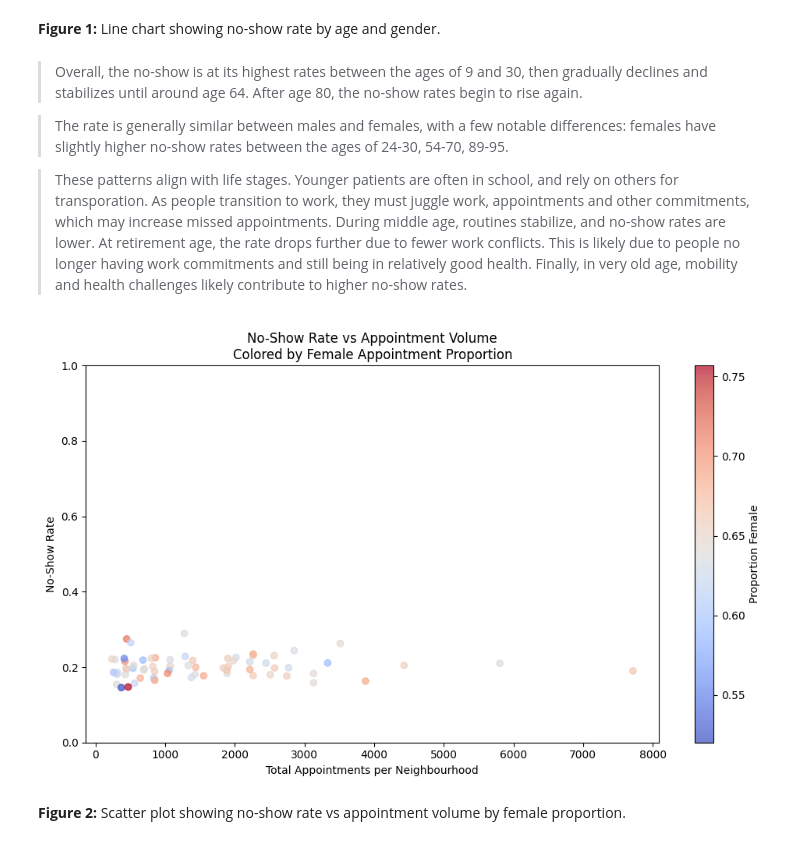
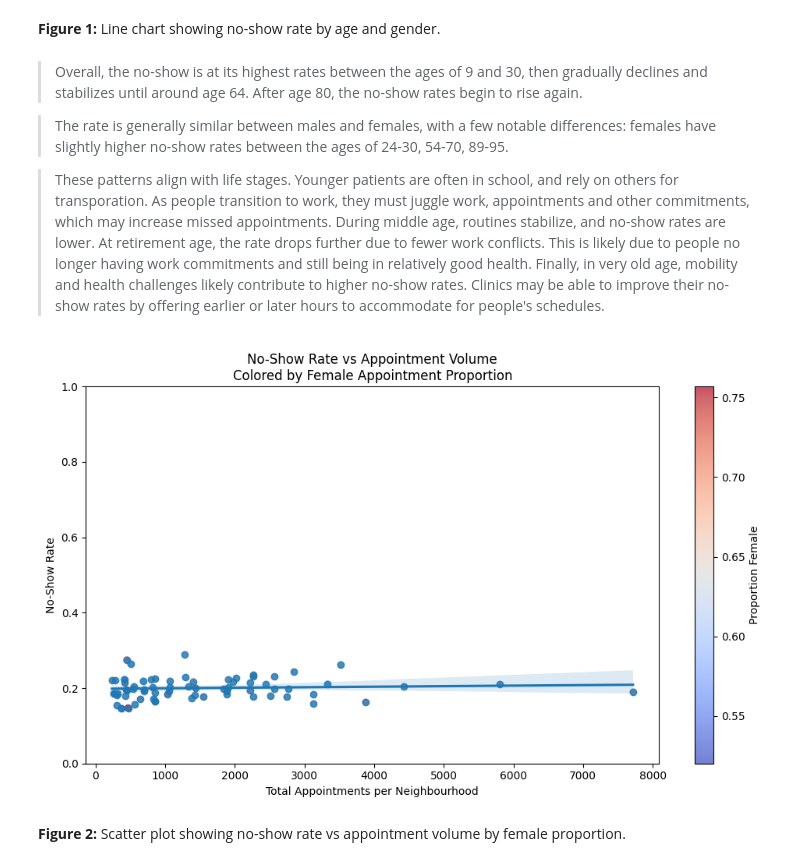
Before and after one commit to Pinky1586/Kaggle_Dataset_Investigation, a Jupyter notebook: Investigate_a_Dataset_No_Show_Appointments.ipynb, the cells around one changed output. Saved outputs shown, nothing was run; the diff lists cells and outputs as text; code cells hidden in the pictures.

```diff
--- a/Investigate_a_Dataset_No_Show_Appointments.ipynb
+++ b/Investigate_a_Dataset_No_Show_Appointments.ipynb
@@ -499,7 +602,7 @@ plt.show()
 
 > The rate is generally similar between males and females, with a few notable differences: females have slightly higher no-show rates between the ages of 24-30, 54-70, 89-95.
 
-> These patterns align with life stages. Younger patients are often in school, and rely on others for transporation. As people transition to work, they must juggle work, appointments and other commitments, which may increase missed appointments. During middle age, routines stabilize, and no-show rates are lower. At retirement age, the rate drops further due to fewer work conflicts. This is likely due to people no longer having work commitments and still being in relatively good health. Finally, in very old age, mobility and health challenges likely contribute to higher no-show rates.
+> These patterns align with life stages. Younger patients are often in school, and rely on others for transporation. As people transition to work, they must juggle work, appointments and other commitments, which may increase missed appointments. During middle age, routines stabilize, and no-show rates are lower. At retirement age, the rate drops further due to fewer work conflicts. This is likely due to people no longer having work commitments and still being in relatively good health. Finally, in very old age, mobility and health challenges likely contribute to higher no-show rates. Clinics may be able to improve their no-show rates by offering earlier or later hours to accommodate for people's schedules.
 # %%
 # 3(a). Let's see how neighborhood and gender affects the no-show rates.
 
@@ -520,33 +623,35 @@ neigh_summary = (
 neigh_summary['female_ratio'] = (
     neigh_summary['female_count'] / neigh_summary['total_appts']
 )
 
 # Optional: remove very small neighborhoods to reduce noise
 neigh_summary = neigh_summary[neigh_summary['total_appts'] > 200]
 
 # Create scatter plot
 plt.figure(figsize=(10,6))
 
 scatter = plt.scatter(
     neigh_summary['total_appts'],
     neigh_summary['no_show_rate'],
     c=neigh_summary['female_ratio'],   # color by % female
     cmap='coolwarm',
     alpha=0.7
 )
 
+sns.regplot(data=neigh_summary, x="total_appts", y="no_show_rate")
+
 plt.xlabel('Total Appointments per Neighbourhood')
 plt.ylabel('No-Show Rate')
 plt.title('No-Show Rate vs Appointment Volume\nColored by Female Appointment Proportion')
 plt.ylim(0,1)
 
 # Add colorbar
 cbar = plt.colorbar(scatter)
 cbar.set_label('Proportion Female')
 
 plt.tight_layout()
 plt.show()
 # %% [output]
-[figure, old version]
+[figure, new version]
 # %% [markdown]
 **Figure 2:** Scatter plot showing no-show rate vs appointment volume by female proportion.
```
Also changed, not shown: parts of 35 cells of this notebook.
